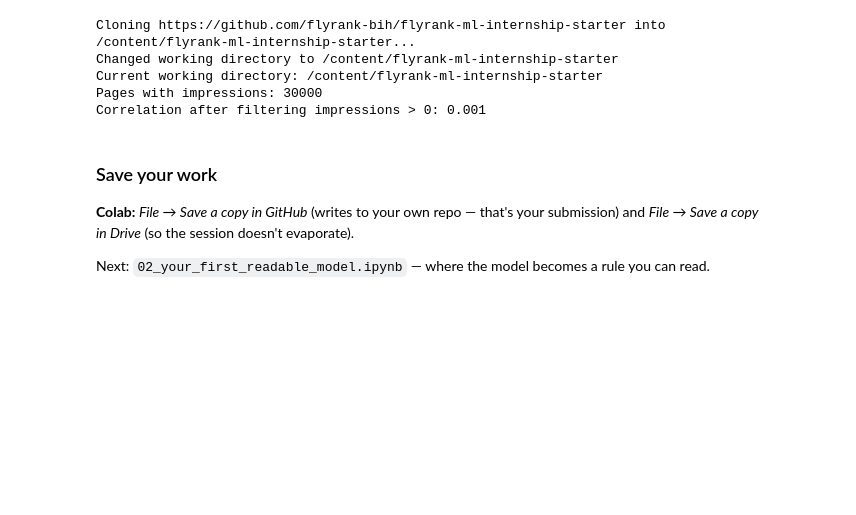
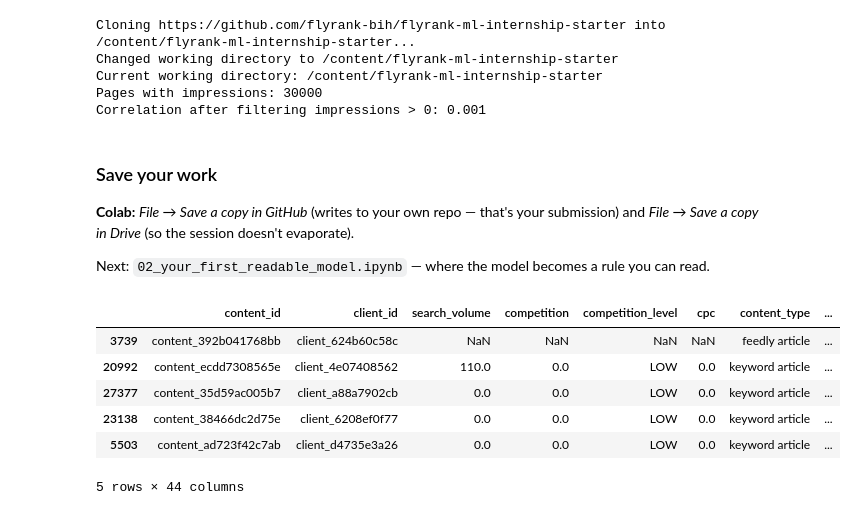
Before and after one commit to purnasaivenkat/flyrank-ml-internship, a Jupyter notebook: notebooks/01_first_look_and_discovery.ipynb, the cells around one changed output. Saved outputs shown, nothing was run; the diff lists cells and outputs as text; code cells hidden in the pictures; blank space fills up the shorter version.

```diff
--- a/notebooks/01_first_look_and_discovery.ipynb
+++ b/notebooks/01_first_look_and_discovery.ipynb
@@ -203,3 +203,13 @@ Correlation after filtering impressions > 0: 0.001
 **Colab:** *File → Save a copy in GitHub* (writes to your own repo — that's your submission) and *File → Save a copy in Drive* (so the session doesn't evaporate).
 
 Next: `02_your_first_readable_model.ipynb` — where the model becomes a rule you can read.
+# %%
+df.sample(5)
+# %% [output]
+|  | content_id | client_id | search_volume | competition | competition_level | cpc | content_type | ... |
+| 3739 | content_392b041768bb | client_624b60c58c | NaN | NaN | NaN | NaN | feedly article | ... |
+| 20992 | content_ecdd7308565e | client_4e07408562 | 110.0 | 0.0 | LOW | 0.0 | keyword article | ... |
+| 27377 | content_35d59ac005b7 | client_a88a7902cb | 0.0 | 0.0 | LOW | 0.0 | keyword article | ... |
+| 23138 | content_38466dc2d75e | client_6208ef0f77 | 0.0 | 0.0 | LOW | 0.0 | keyword article | ... |
+| 5503 | content_ad723f42c7ab | client_d4735e3a26 | 0.0 | 0.0 | LOW | 0.0 | keyword article | ... |
+5 rows × 44 columns
```
